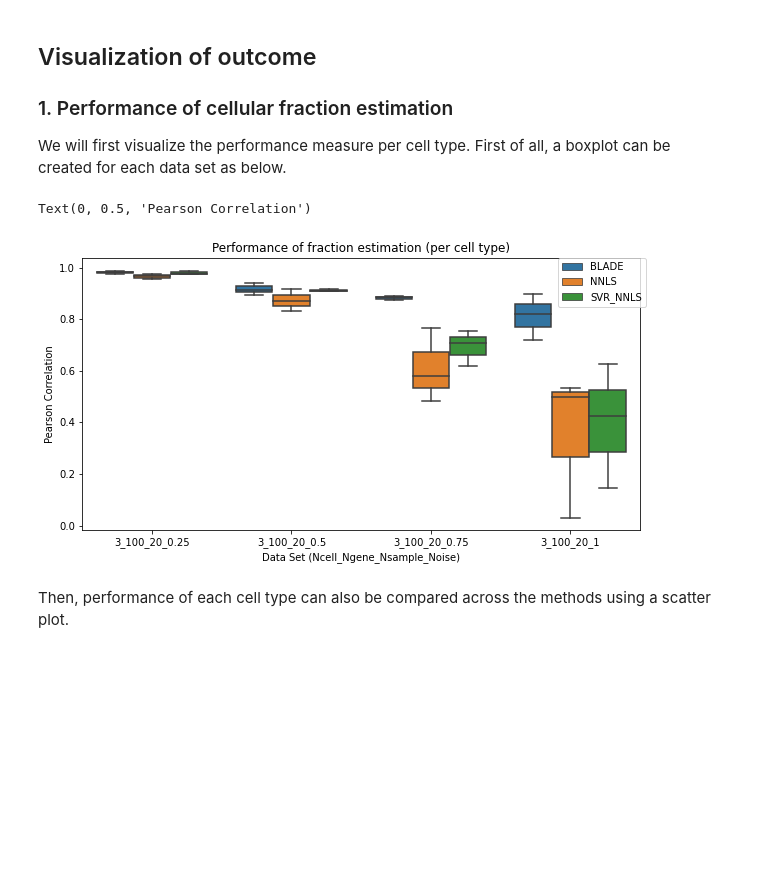
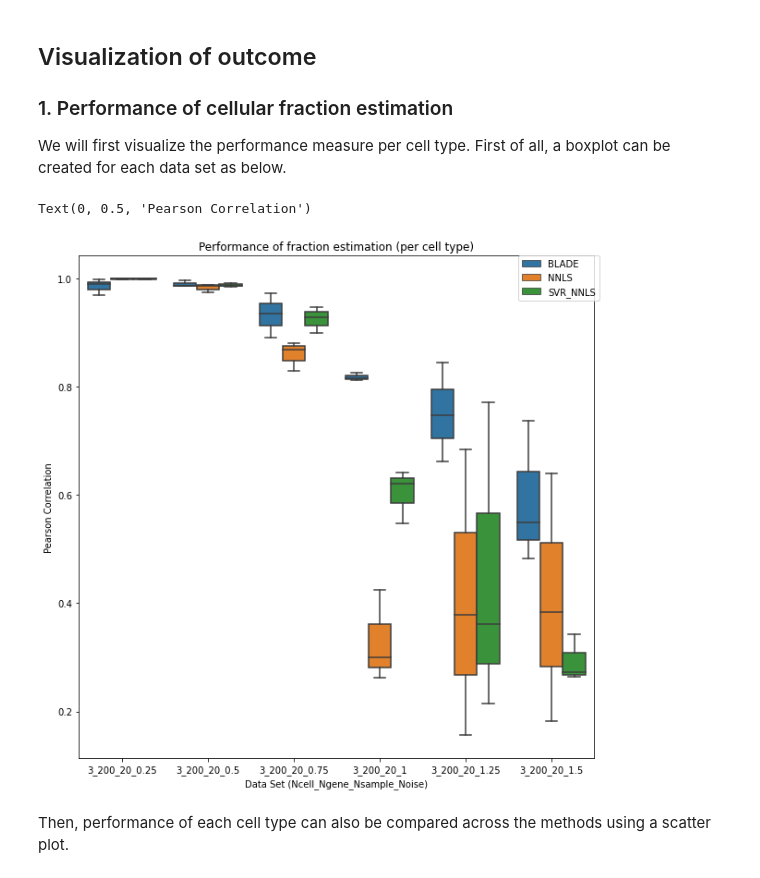
Before and after one commit to tgac-vumc/BLADE, a Jupyter notebook: jupyter/BLADE - Demo script.ipynb, the cells around one changed output. Cells and saved outputs as stored; diff of their text form; code cells hidden in the pictures; blank space fills up the shorter version.

```diff
--- a/jupyter/BLADE - Demo script.ipynb
+++ b/jupyter/BLADE - Demo script.ipynb
@@ -40,9 +40,9 @@ User can add or remove options by modifying the list variables below:
 # %%
 # training data
 Ncells = [3]
-Ngenes = [100]
+Ngenes = [200]
 Nsamples = [20]
-Noises = [0.25, 0.5, 0.75, 1]
+Noises = [0.25, 0.5, 0.75, 1, 1.25, 1.5]
 # %% [markdown]
 A simulation dataset will be created for every possible combination of the above parameters.
 The script below will create `../simulationdata.pickle` that contains a dictionary object.
@@ -79,7 +79,7 @@ for Ncell, Ngene, Nsample, Noise in itertools.product(
         Mu = np.random.normal(0, 2, size=(Ngene,Ncell))
         Omega = np.ones((Ngene,Ncell)) * Noise
 
-        X = np.random.normal(Mu, Omega, size=(Nsample, Ngene, Ncell))
+        X = np.random.normal(Mu, np.square(Omega), size=(Nsample, Ngene, Ncell))
         Y = np.zeros((Ngene, Nsample))
         for i in range(Nsample):
             Y[:,i] = np.log(np.dot(np.exp(X[i,:,:]), F[:,i])+1)
@@ -114,14 +114,14 @@ These are the key parameters used in BLADE (note that there is default settings
 # %%
 hyperpars = {
     'Alpha': [1, 10],
-    'Alpha0': [0.1, 1, 5],
+    'Alpha0': [0.1, 0.5, 1, 5, 10],
     'Kappa0': [1, 0.5, 0.1],
-    'SigmaY': [0.3, 0.5, 1]
+    'SY': np.sqrt([0.1, 0.5, 1, 1.5, 2])
 }
 
 Nrep=3
 Nrepfinal=10
-Njob=10
+Njob=50
 # %% [markdown]
 Given the configuration above, BLADE is applied to each of the simulation dataset created previously.
 
@@ -147,7 +147,7 @@ for Ncell, Ngene, Nsample, Noise in itertools.product(
         final_obj, best_obj, best_set, outs = Framework(
             mean, sd, Y,
             Alphas=hyperpars['Alpha'], Alpha0s=hyperpars['Alpha0'],
-            Kappa0s=hyperpars['Kappa0'], SYs=hyperpars['SigmaY'],
+            Kappa0s=hyperpars['Kappa0'], SYs=hyperpars['SY'],
             Nrep=Nrep, Njob=Njob, Nrepfinal=Nrepfinal)
 
         pickle.dump(
@@ -468,18 +493,18 @@ for Ncell, Ngene, Nsample, Noise in itertools.product(
 We will first visualize the performance measure per cell type.
 First of all, a boxplot can be created for each data set as below.
 # %%
-plt.figure(figsize=(10,5))
+plt.figure(figsize=(10,10))
 ax = sns.boxplot(data = outcome_PerCell,
             y='Cor_Fraction', hue='method', x='dataset'
            )
 
 ax.legend(bbox_to_anchor=(1.01, 1),borderaxespad=0)
 ax.set_title('Performance of fraction estimation (per cell type)')
 ax.set_xlabel("Data Set (Ncell_Ngene_Nsample_Noise)")
 ax.set_ylabel("Pearson Correlation")
 # %% [output]
 Text(0, 0.5, 'Pearson Correlation')
-[figure, old version]
+[figure, new version]
 # %% [markdown]
 Then, performance of each cell type can also be compared across the methods using a scatter plot.
 # %%
```
Also changed, not shown: parts of 7 cells of this notebook, 6 other files.
